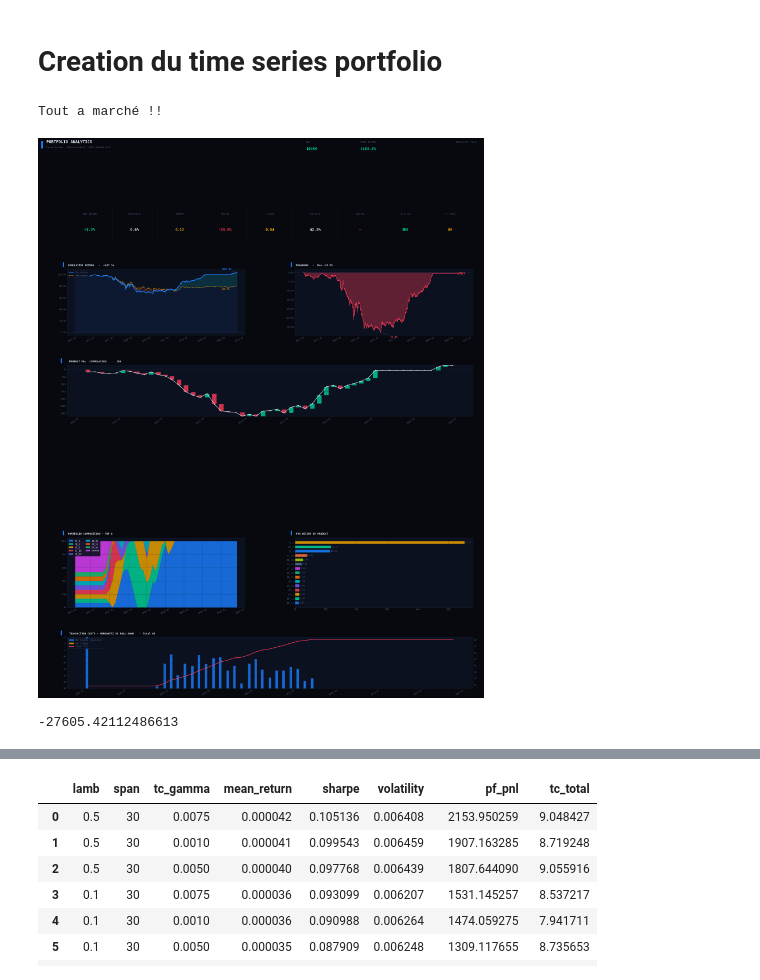
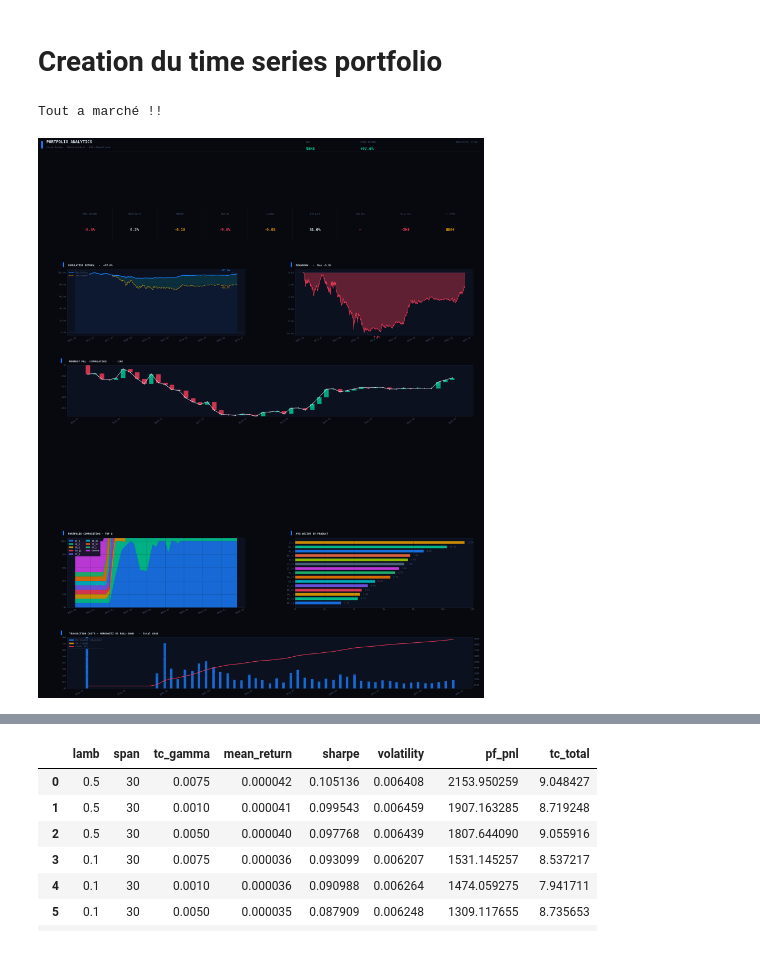
Before and after one commit to pradosth0/Markowitz_based_portfolio_allocation, a Jupyter notebook: pf_bond.ipynb, the cells around one changed output, grey strips where cells are left out. Cells and saved outputs as stored; diff of their text form; code cells hidden in the pictures.

```diff
--- a/pf_bond.ipynb
+++ b/pf_bond.ipynb
@@ -1426,7 +1463,7 @@ class TimeSeriesPortfolio:
                 1.0 if p not in rolled_products else 0.0
                 for p in self.asset_universe
             ])
-            tc_markowitz = float(np.sum(np.abs(delta_exposure_full.values) * bo_bp * roll_mask))/1e4
+            tc_markowitz = float(np.sum(np.abs(delta_exposure_full.values) * bo_bp * roll_mask))/1e2
 
             # ── TC Roll-down (rolls décidés par update_positions) ────────────
             # rolls_done[product] = tc_bp (en bp de ret_total_per_dv01)
@@ -1435,7 +1472,7 @@ class TimeSeriesPortfolio:
             for product, tc_bp_prod in rolls_done.items():
                 expo_prod = float(exposure_full.get(product, 0.0))
                 tc_rolldown += abs(expo_prod) * float(tc_bp_prod) / 1e4
-                tc_rolldown = tc_rolldown/2
+                tc_rolldown = tc_rolldown
 
             tc_total = tc_markowitz+ tc_rolldown
 
@@ -1628,35 +1665,31 @@ from dashboard import PortfolioDashboardVisualizer
 # %%
 start_date = "2021-01-01"
 end_date   = "2025-06-10"
 
 
 tspf = TimeSeriesPortfolio(
     data=long_bond,
     start_date="2021-01-01",
     end_date="2025-06-10",
     rebalance_freq="ME",
-    long_only=True,
-    lamb=0.5,
+    long_only=False,
+    lamb=1,
     span=30,
     tc_gamma=0.075  # intensité des coûts dans l’optimisation
     #initial_weights= df_weights["weight"]
 )
 tspf.dv01_by_product = dv01_by_product
 
 
 tspf.generate_portfolios()
 
 viz = PortfolioDashboardVisualizer(ts_portfolio=tspf)
 #viz.plot_dashboard(save_path="dashboard.png", dpi=200)
 
 fig = viz.plot_dashboard()
 # %% [output]
 Tout a marché !!
-[figure, old version]
+[figure, new version]
-# %%
-tspf.metrics['portfolio_pnl'].cumsum()[-1]
-# %% [output]
--27605.42112486613
 # %%
 import itertools
 import warnings
```
Also changed, not shown: parts of 3 cells of this notebook, 2 other files.
